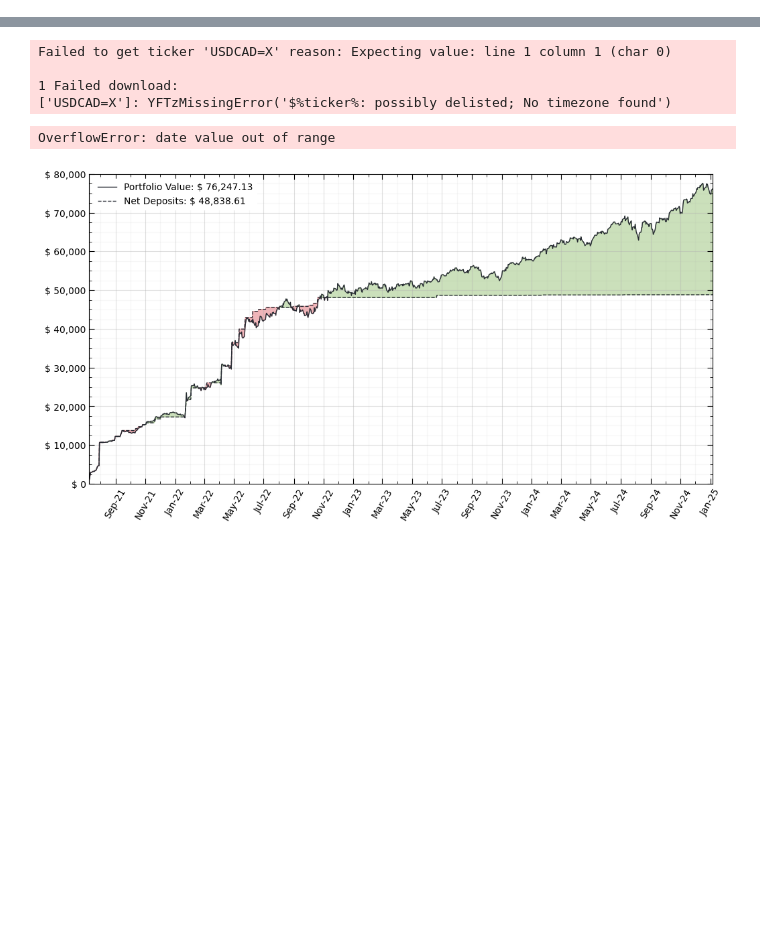
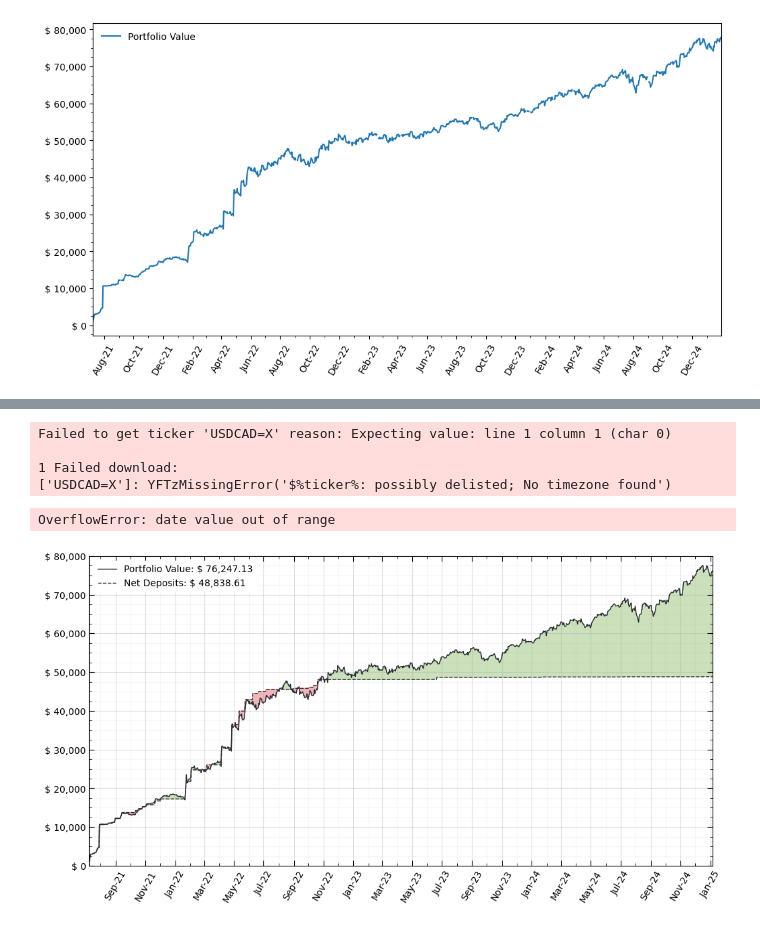
Before and after one commit to JakubStacho/portfolio-tracker, a Jupyter notebook: portfolio-tracker.ipynb, the cells around one changed output, grey strips where cells are left out. Cells and saved outputs as stored; diff of their text form; code cells hidden in the pictures; blank space fills up the shorter version.

Commit message:
started reworking to fix yfinance issue and streamline code

```diff
--- a/portfolio-tracker.ipynb
+++ b/portfolio-tracker.ipynb
@@ -19,0 +22,5 @@ yfinance: pandas_datareader support is deprecated & semi-broken so will be remov
+# %%
+start_date = dt.datetime(2021,7,9) # y, m, d
+end_date   = dt.datetime(2025,1,31) # y, m, d
+
+transaction_file = 'transaction-files/test-history.csv'
@@ -19,0 +205,2 @@ yfinance: pandas_datareader support is deprecated & semi-broken so will be remov
+# %%
+test_port = Portfolio(transaction_file, start_date, end_date)
@@ -19,0 +309,31 @@ yfinance: pandas_datareader support is deprecated & semi-broken so will be remov
+# %%
+fig, ax = plt.subplots(figsize=(12, 6))
+
+# Plot
+ax.plot(test_port.portfolio_data['value'], '-', label='Portfolio Value')
+
+ax.xaxis.set_major_formatter(mdates.DateFormatter('%b-%y'))
+#ax.yaxis.set_major_formatter('$ {x:1.0f} K')
+ax.yaxis.set_major_formatter('$ {x:1,.0f}')
+
+plt.xticks(rotation = 60)
+#plt.yticks(y_ticks)
+
+# https://www.earthdatascience.org/courses/use-data-open-source-python/use-time-series-data-in-python/date-time-types-in-pandas-python/customize-dates-matplotlib-plots-python/
+
+#ax.xaxis.set_minor_locator(MonthLocator(bymonthday=[10,20], interval = 1))
+ax.xaxis.set_major_locator(mdates.MonthLocator(interval=2))
+ax.xaxis.set_minor_locator(mdates.MonthLocator(interval=1))
+#ax.xaxis.set_minor_locator(AutoMinorLocator(4))
+
+ax.yaxis.set_minor_locator(AutoMinorLocator(4))
+
+plt.xlim([start_date, end_date])
+
+plt.tick_params(axis='both',labelsize=10)
+
+legend = plt.legend(fontsize=10, loc='upper left', frameon=False)
+
+plt.show()
+# %% [output]
+[figure, added]
```
Also changed, not shown: parts of 29 cells of this notebook, 9 other files.
